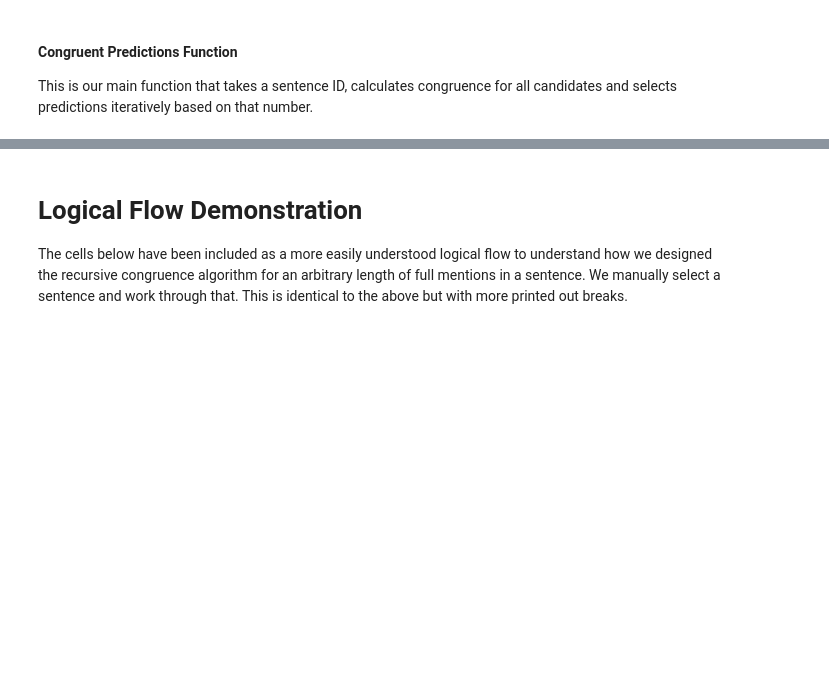
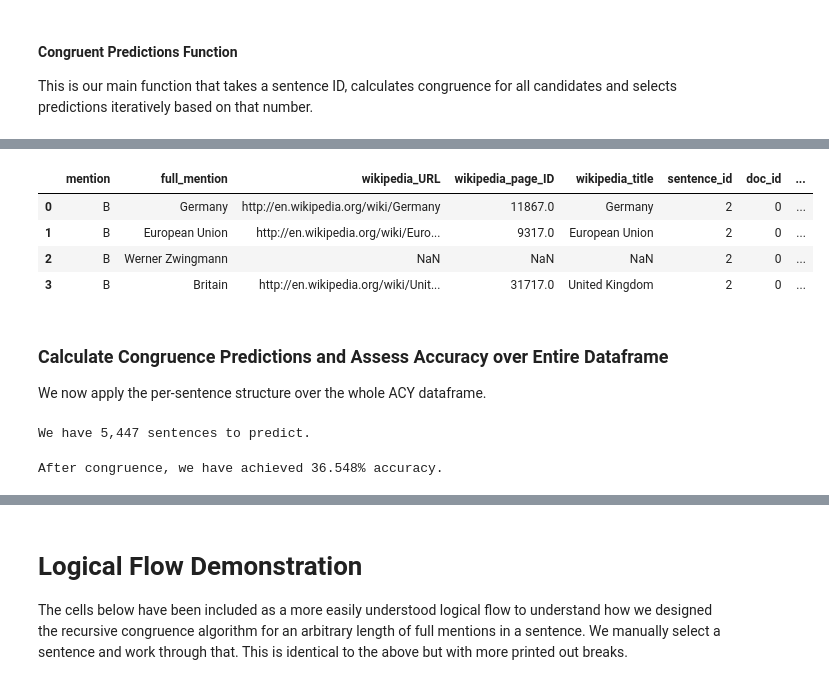
Before and after one commit to TheDigitalFrontier/entity-disambiguation, a Jupyter notebook: notebooks/pipeline/4c_congruence_vector_similarity.ipynb, the cells around one changed output, grey strips where cells are left out. Drawn from its saved outputs; the diff is of its cells as text; code cells hidden in the pictures; blank space fills up the shorter version.

```diff
--- a/notebooks/pipeline/4c_congruence_vector_similarity.ipynb
+++ b/notebooks/pipeline/4c_congruence_vector_similarity.ipynb
@@ -510,0 +547,9 @@ Wall time: 11.5 ms
+# %%
+# Preview dataframe again
+sentence_predictions
+# %% [output]
+|  | mention | full_mention | wikipedia_URL | wikipedia_page_ID | wikipedia_title | sentence_id | doc_id | ... |
+| 0 | B | Germany | http://en.wikipedia.org/wiki/Germany | 11867.0 | Germany | 2 | 0 | ... |
+| 1 | B | European Union | http://en.wikipedia.org/wiki/Euro... | 9317.0 | European Union | 2 | 0 | ... |
+| 2 | B | Werner Zwingmann | NaN | NaN | NaN | 2 | 0 | ... |
+| 3 | B | Britain | http://en.wikipedia.org/wiki/Unit... | 31717.0 | United Kingdom | 2 | 0 | ... |
@@ -510,0 +564,10 @@ Wall time: 11.5 ms
+# %% [markdown]
+### Calculate Congruence Predictions and Assess Accuracy over Entire Dataframe
+
+We now apply the per-sentence structure over the whole ACY dataframe.
+# %%
+# Max sentence_id in dataframe
+max_sentence_id = max(predictions['sentence_id'])
+print("We have {:,} sentences to predict.".format(max_sentence_id))
+# %% [output]
+We have 5,447 sentences to predict.
@@ -510,0 +579,16 @@ Wall time: 11.5 ms
+# %%
+# Iterate over whole dataframe to produce mention predictions for each mention
+accurate_predictions = 0
+for row in tqdm(range(len(predictions))):
+    mention_df = predictions.iloc[row]
+    sid = mention_df['sentence_id']
+    fm = mention_df['full_mention']
+    title = mention_df['wikipedia_title']
+    pred = dataframe_predictions[sid][fm]
+    norm_pred = normalize_text(pred)
+#     print(fm, sid, "||| True:", title, "==? Pred:", norm_pred, "|||", norm_pred==title)
+    if title == norm_pred:
+        accurate_predictions += 1
+print("After congruence, we have achieved {}% accuracy.".format(round(accurate_predictions/len(predictions)*100, 3)))
+# %% [output]
+After congruence, we have achieved 36.548% accuracy.
```
Also changed, not shown: parts of 18 cells of this notebook.
